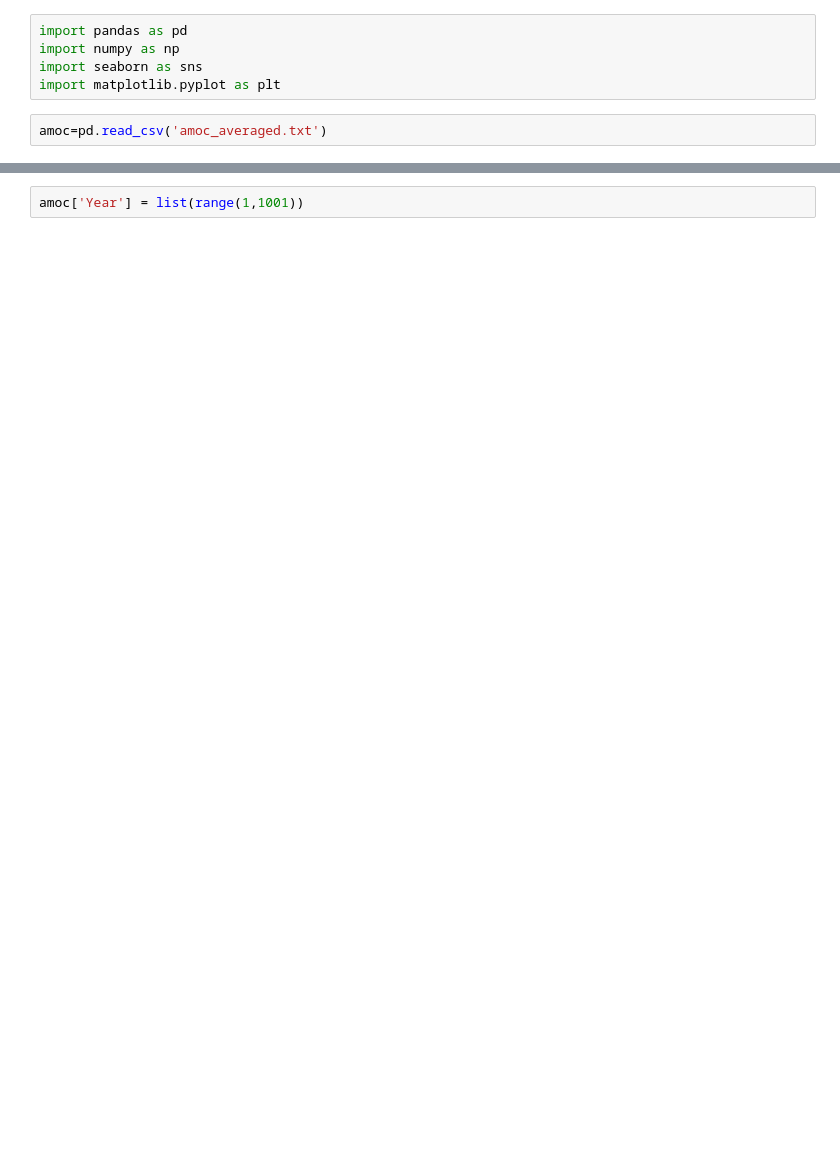
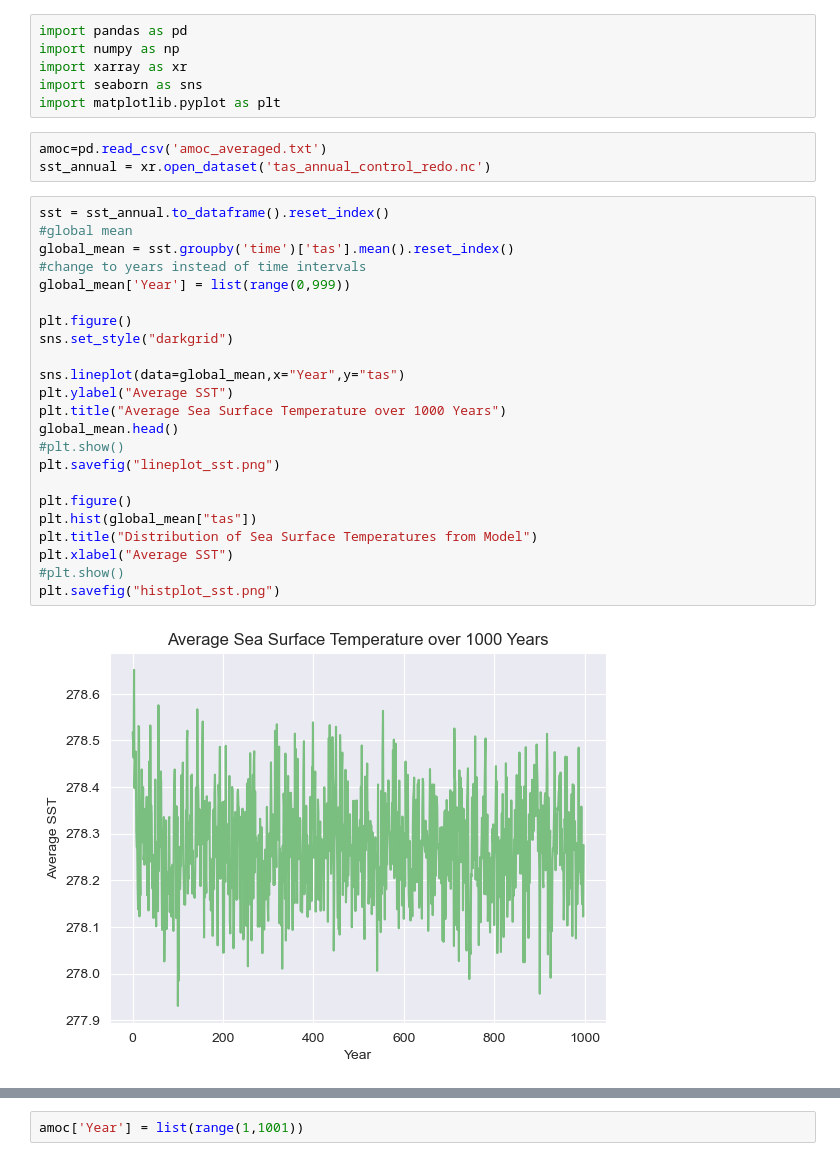
Before and after one commit to amethystaurora-robo/control_run_analysis, a Jupyter notebook: amoc_analysis.ipynb, the cells around one changed output, grey strips where cells are left out. Saved outputs shown, nothing was run; the diff lists cells and outputs as text; blank space fills up the shorter version.

```diff
--- a/amoc_analysis.ipynb
+++ b/amoc_analysis.ipynb
@@ -1,7 +1,34 @@
 # %%
 import pandas as pd
 import numpy as np
+import xarray as xr
 import seaborn as sns
 import matplotlib.pyplot as plt
 # %%
 amoc=pd.read_csv('amoc_averaged.txt')
+sst_annual = xr.open_dataset('tas_annual_control_redo.nc')
+# %%
+sst = sst_annual.to_dataframe().reset_index()
+#global mean
+global_mean = sst.groupby('time')['tas'].mean().reset_index()
+#change to years instead of time intervals
+global_mean['Year'] = list(range(0,999))
+
+plt.figure()
+sns.set_style("darkgrid")
+
+sns.lineplot(data=global_mean,x="Year",y="tas")
+plt.ylabel("Average SST")
+plt.title("Average Sea Surface Temperature over 1000 Years")
+global_mean.head()
+#plt.show()
+plt.savefig("lineplot_sst.png")
+
+plt.figure()
+plt.hist(global_mean["tas"])
+plt.title("Distribution of Sea Surface Temperatures from Model")
+plt.xlabel("Average SST")
+#plt.show()
+plt.savefig("histplot_sst.png")
+# %% [output]
+[figure, added]
```
Also changed, not shown: parts of 4 cells of this notebook, 2 other files.
